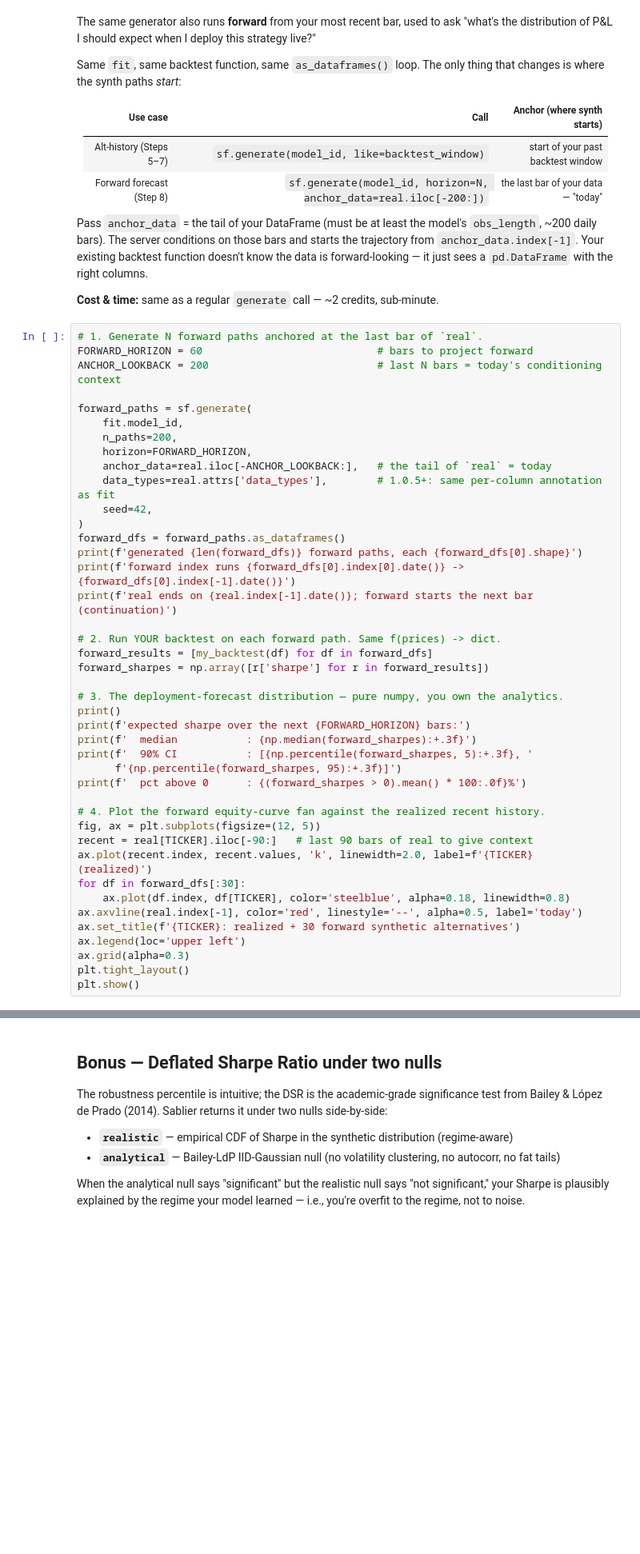
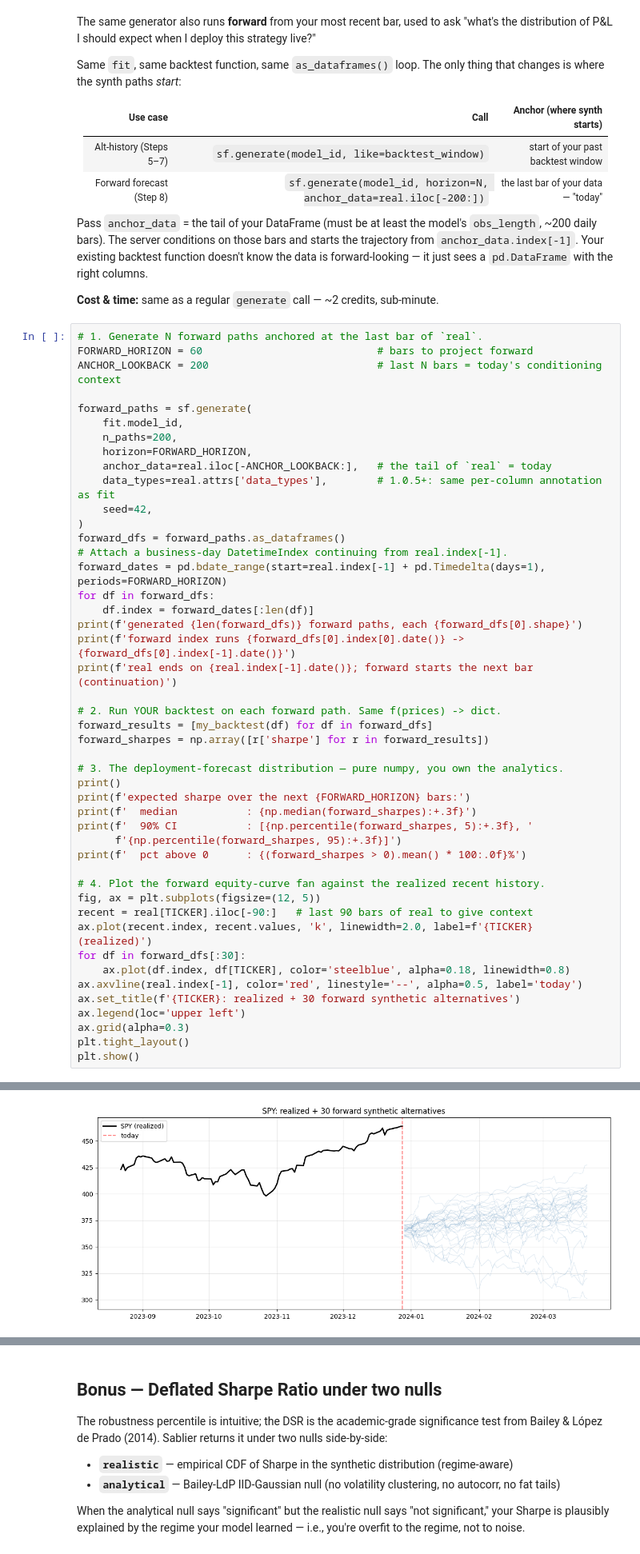
Before and after one commit to sablier-ai/sablier-flow, a Jupyter notebook: examples/00_getting_started.ipynb, the cells around one changed output, grey strips where cells are left out. Shown at 80% size. Saved outputs shown, nothing was run; the diff lists cells and outputs as text; blank space fills up the shorter version.

```diff
--- a/examples/00_getting_started.ipynb
+++ b/examples/00_getting_started.ipynb
@@ -322,6 +392,10 @@ forward_paths = sf.generate(
     seed=42,
 )
 forward_dfs = forward_paths.as_dataframes()
+# Attach a business-day DatetimeIndex continuing from real.index[-1].
+forward_dates = pd.bdate_range(start=real.index[-1] + pd.Timedelta(days=1), periods=FORWARD_HORIZON)
+for df in forward_dfs:
+    df.index = forward_dates[:len(df)]
 print(f'generated {len(forward_dfs)} forward paths, each {forward_dfs[0].shape}')
 print(f'forward index runs {forward_dfs[0].index[0].date()} -> {forward_dfs[0].index[-1].date()}')
 print(f'real ends on {real.index[-1].date()}; forward starts the next bar (continuation)')
@@ -350,3 +424,4 @@ ax.legend(loc='upper left')
 ax.grid(alpha=0.3)
 plt.tight_layout()
 plt.show()
+# %% [output]
@@ -353,3 +438,4 @@ plt.show()
+[figure, added]
 # %% [markdown]
 ## Step 9 — How much to trust the forward forecast: `sf.predictive_rank_score`
 
```
Also changed, not shown: parts of 21 cells of this notebook, 8 other files.
